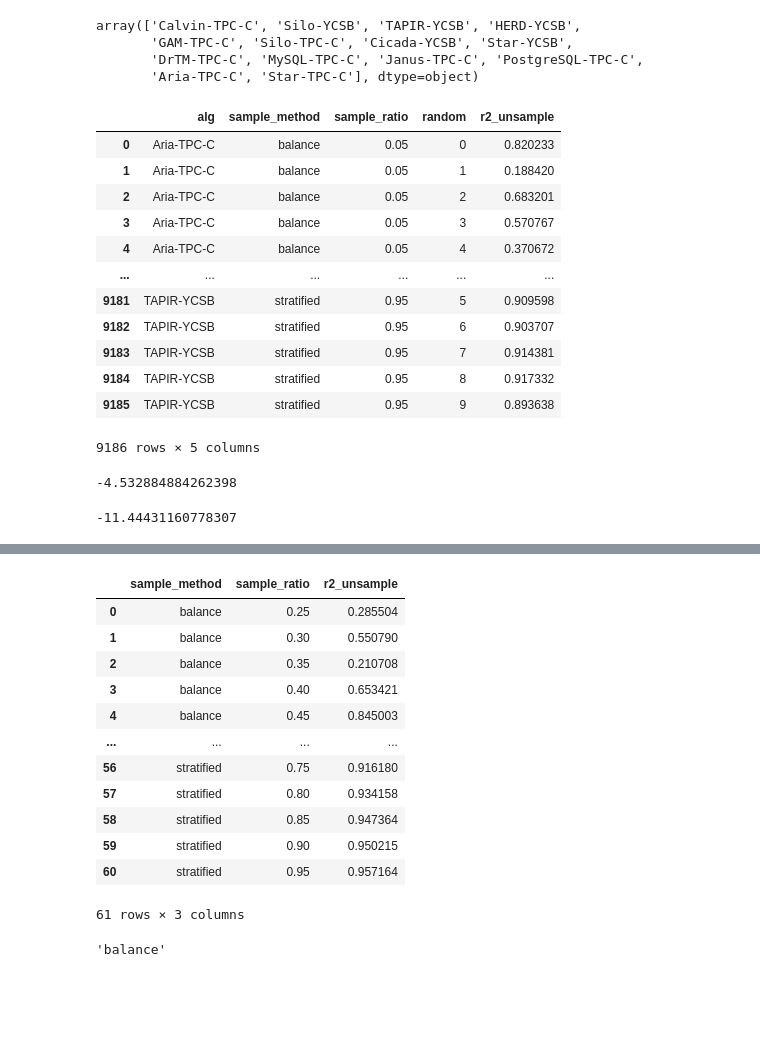
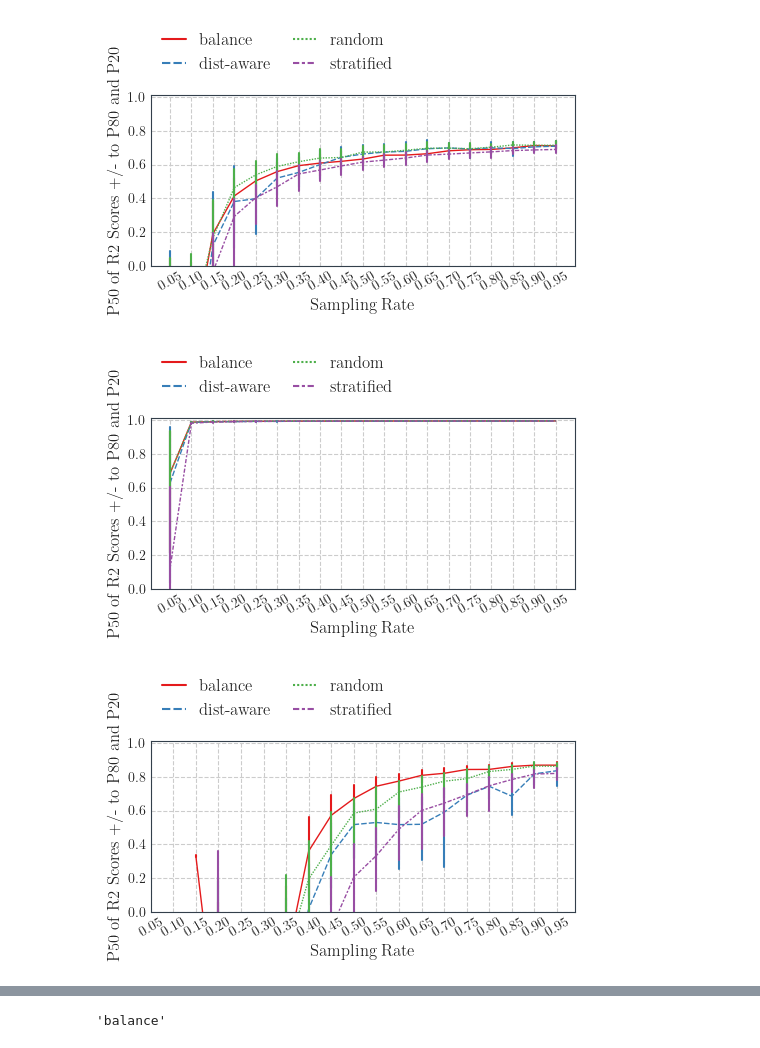
Before and after one commit to huiyujie/ExtensiveEval, a Jupyter notebook: anova_analysis/vldb_figures-split.ipynb, the cells around one changed output, grey strips where cells are left out. Saved outputs shown, nothing was run; the diff lists cells and outputs as text; code cells hidden in the pictures; blank space fills up the shorter version.

Commit message:
update figures

```diff
--- a/anova_analysis/vldb_figures-split.ipynb
+++ b/anova_analysis/vldb_figures-split.ipynb
@@ -85,7 +85,7 @@ linestyle_tuple = [
      ('densely dashdotdotted', (0, (3, 1, 1, 1, 1, 1)))]
 # %%
 def preprocess_result(sample_method):
-    df = pd.read_csv(f"/ANOVA/ExtensiveEval/results/ANOVA/RESULT_{sample_method}.csv")
+    df = pd.read_csv(f"/ANOVA/ExtensiveEval/results/ANOVA/RESULT_{sample_method}.csv.gz")
     # df = pd.read_csv(f"/ANOVA/RESULT_{sample_method}.csv")
     if sample_method == "stratified":
         df.alg = df.apply(lambda x: x.alg.replace(f"_{x.stratified_term}",""), axis=1)
@@ -141,37 +145,6 @@ df = pd.concat([preprocess_result(sample_method) for sample_method in ["random",
 
 #     fig.suptitle(f"{alg_name}")
 #     fig.savefig(f"{out_base}/{alg_name}.pdf",bbox_inches = 'tight',dpi=100,format='pdf')
-# %%
-all_algs
-# %% [output]
-array(['Calvin-TPC-C', 'Silo-YCSB', 'TAPIR-YCSB', 'HERD-YCSB',
-       'GAM-TPC-C', 'Silo-TPC-C', 'Cicada-YCSB', 'Star-YCSB',
-       'DrTM-TPC-C', 'MySQL-TPC-C', 'Janus-TPC-C', 'PostgreSQL-TPC-C',
-       'Aria-TPC-C', 'Star-TPC-C'], dtype=object)
-# %%
-df.groupby(by=["alg","sample_method","sample_ratio","random"])["r2_unsample"].min().reset_index()
-# %% [output]
-|  | alg | sample_method | sample_ratio | random | r2_unsample |
-| 0 | Aria-TPC-C | balance | 0.05 | 0 | 0.820233 |
-| 1 | Aria-TPC-C | balance | 0.05 | 1 | 0.188420 |
-| 2 | Aria-TPC-C | balance | 0.05 | 2 | 0.683201 |
-| 3 | Aria-TPC-C | balance | 0.05 | 3 | 0.570767 |
-| 4 | Aria-TPC-C | balance | 0.05 | 4 | 0.370672 |
-| ... | ... | ... | ... | ... | ... |
-| 9181 | TAPIR-YCSB | stratified | 0.95 | 5 | 0.909598 |
-| 9182 | TAPIR-YCSB | stratified | 0.95 | 6 | 0.903707 |
-| 9183 | TAPIR-YCSB | stratified | 0.95 | 7 | 0.914381 |
-| 9184 | TAPIR-YCSB | stratified | 0.95 | 8 | 0.917332 |
-| 9185 | TAPIR-YCSB | stratified | 0.95 | 9 | 0.893638 |
-9186 rows × 5 columns
-# %%
-r2_unsamples[r2_unsamples.alg==alg_name].r2_unsample.min()
-# %% [output]
--4.532884884262398
-# %%
-r2_unsamples[r2_unsamples.alg==alg_name].groupby(by=["sample_method","sample_ratio"])["r2_unsample"].quantile(0.2).min()
-# %% [output]
--11.44431160778307
 # %%
 out_base = f"/ANOVA/plots/anova_r2"
 if not os.path.exists(out_base):
@@ -186,35 +159,39 @@ x_labels = [f"{i:.2f}" for i in np.arange(0.05, 1, 0.05)]
 for idx, alg_name in enumerate(all_algs):
     # ax = axs[idx//3][idx%3]
     fig, ax = plt.subplots(1, 1, figsize=fig_size_one,constrained_layout=True)
     sns.lineplot(data=r2_unsamples[r2_unsamples.alg==alg_name],
                  x="sample_ratio",
                  y="r2_unsample",
                  estimator="median",
                  palette="Set1",
                  errorbar=("pi",60),
                  err_style="bars",
                  ax=ax,
                  dashes=True,
                  hue="sample_method",
                  style = "sample_method",
                  ms = 1, mew = 2,
                  linewidth=1.0)
     ax.set_xticks(np.arange(0.05, 1, 0.05))
     ax.set_xticklabels(x_labels,rotation=30)
     ax.set_xlabel("Sampling Rate")
     ax.set_ylabel("P50 of R2 Scores +/- to P80 and P20")
     min_r2 = r2_unsamples[r2_unsamples.alg==alg_name].groupby(by=["sample_method","sample_ratio"])["r2_unsample"].quantile(0.2).min()
     # if min_r2 < -5:
     #     ax.set_ylim([-5,1])
     # elif min_r2 < 0:
     #     ax.set_ylim([-1,1])
     # elif min_r2 < 0.4:
-    if min_r2 < 0.5:
-        ax.set_ylim([0,1.1])
-    else:
-        ax.set_ylim([0.5,1.1])
-    # ax.set_ylim([-1,1])
+    # if min_r2 < 0.5:
+    #     ax.set_ylim([0,1.1])
+    # else:
+    #     ax.set_ylim([0.5,1.1])
+    ax.set_ylim([0,1.01])
     ax.legend(loc='upper left', bbox_to_anchor=(0., 1.3, 0, .102), ncol=2, borderaxespad=0.,numpoints=2)
     fig.savefig(f"{out_base}/{alg_name}.pdf",bbox_inches = 'tight',dpi=100,format='pdf')
 
 # fig.savefig(f"{out_base}/anova_r2_unsample.pdf",bbox_inches = 'tight',dpi=100,format='pdf')
+# %% [output]
+[figure, added]
+[figure, added]
+[figure, added]
@@ -221,21 +209,5 @@ for idx, alg_name in enumerate(all_algs):
 # %%
 alg_r2_unsample = r2_unsamples[r2_unsamples.alg==alg_name].groupby(by=["sample_method","sample_ratio"])["r2_unsample"].median().reset_index()
-# %%
-alg_r2_unsample
-# %% [output]
-|  | sample_method | sample_ratio | r2_unsample |
-| 0 | balance | 0.25 | 0.285504 |
-| 1 | balance | 0.30 | 0.550790 |
-| 2 | balance | 0.35 | 0.210708 |
-| 3 | balance | 0.40 | 0.653421 |
-| 4 | balance | 0.45 | 0.845003 |
-| ... | ... | ... | ... |
-| 56 | stratified | 0.75 | 0.916180 |
-| 57 | stratified | 0.80 | 0.934158 |
-| 58 | stratified | 0.85 | 0.947364 |
-| 59 | stratified | 0.90 | 0.950215 |
-| 60 | stratified | 0.95 | 0.957164 |
-61 rows × 3 columns
 # %%
 alg_r2_unsample.loc[alg_r2_unsample['r2_unsample'] >= 0.9].groupby(by=["sample_method"])["sample_ratio"].min().idxmin()
 # %% [output]
```
Also changed, not shown: parts of 12 cells of this notebook.
